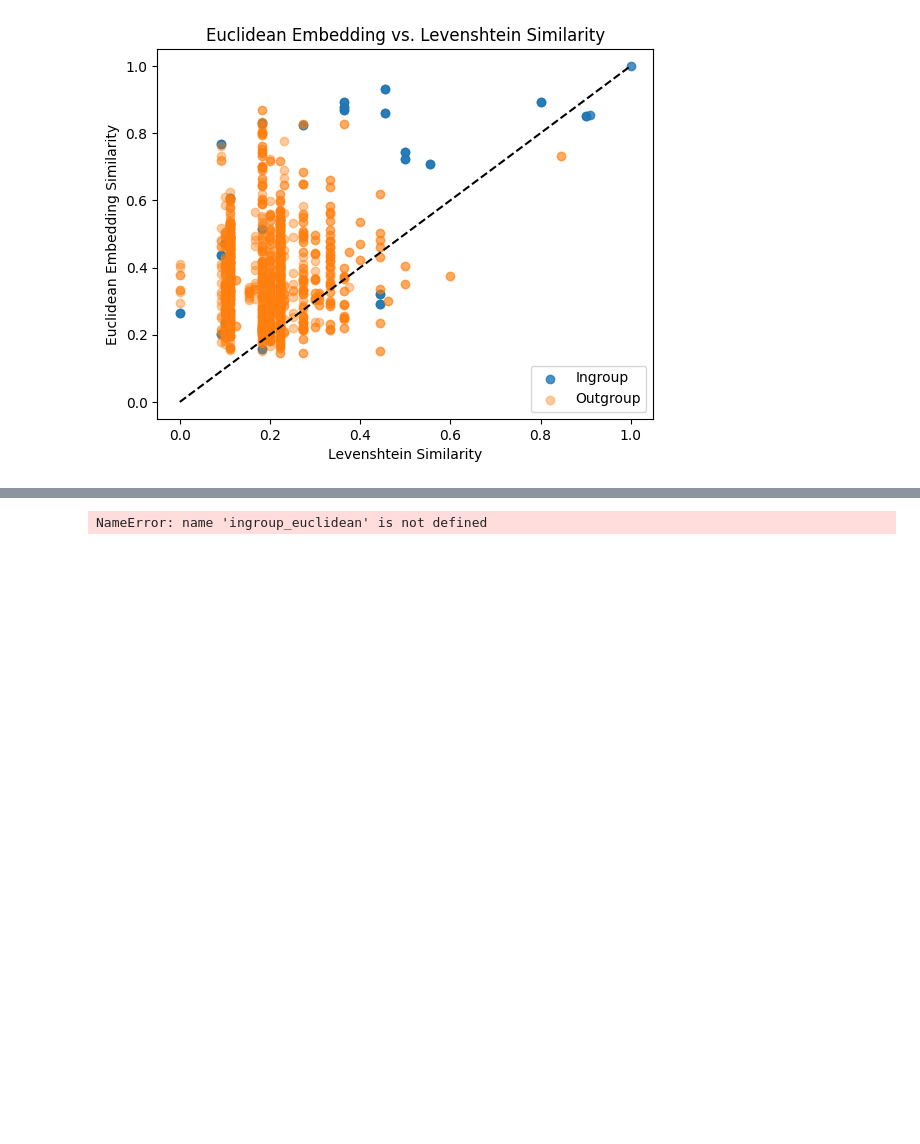
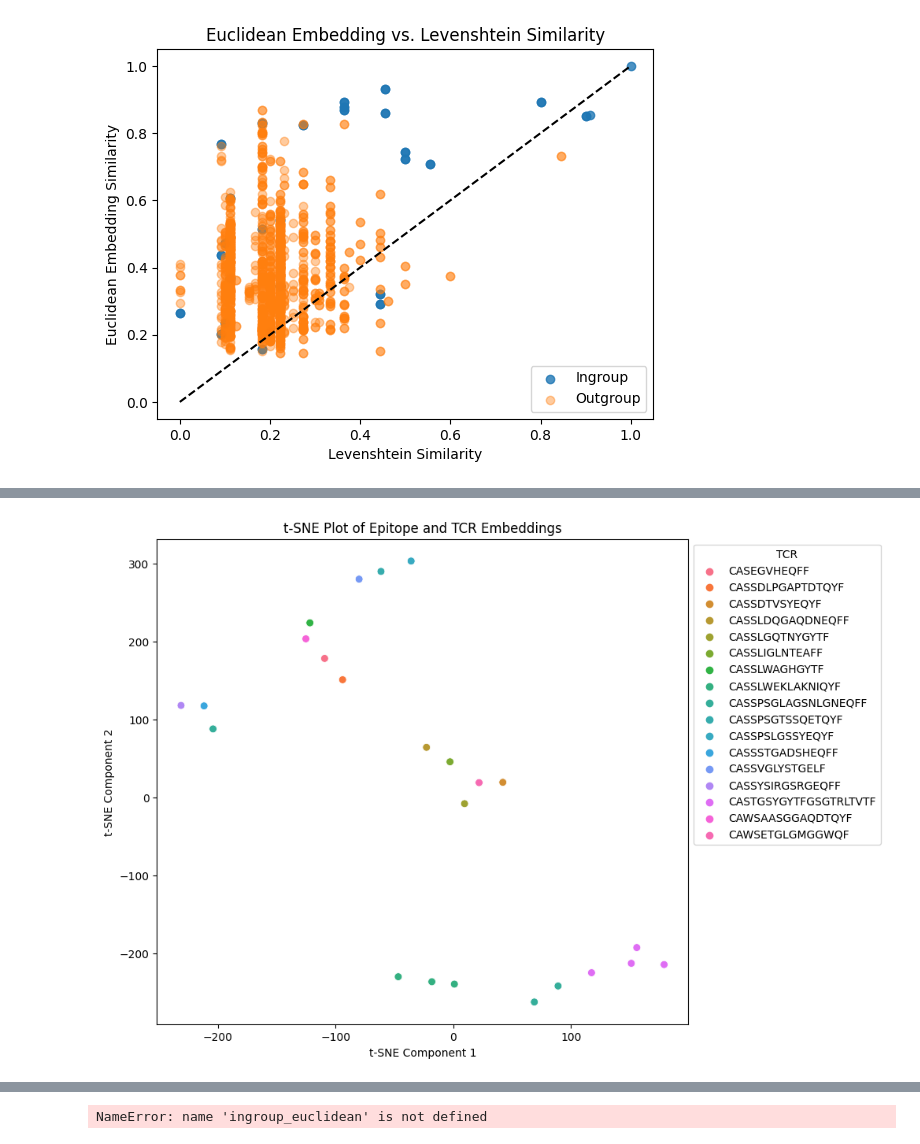
Before and after one commit to pirl-unc/ace, a Jupyter notebook: notebooks/sequence_properties.ipynb, the cells around one changed output, grey strips where cells are left out. Cells and saved outputs as stored; diff of their text form; code cells hidden in the pictures; blank space fills up the shorter version.

```diff
--- a/notebooks/sequence_properties.ipynb
+++ b/notebooks/sequence_properties.ipynb
@@ -1236,0 +1381,13 @@ Text(0.5, 1.0, 'Euclidean Embedding vs. Levenshtein Similarity')
+# %%
+from sklearn.manifold import TSNE
+
+# Perform t-SNE
+tsne = TSNE(n_components=2, random_state=42, perplexity=2)
+X_tsne = tsne.fit_transform(scaled_data)
+
+
+# Create a DataFrame
+tsne_df = pd.DataFrame(data=X_tsne, columns = ['t-SNE Component 1', 't-SNE Component 2'])
+tsne_df['Epitope'] = list(query_df['Epitope'])
+tsne_df['CDR3b'] = list(query_df['CDR3b'])
+tsne_df.head()
@@ -1236,0 +1401,33 @@ Text(0.5, 1.0, 'Euclidean Embedding vs. Levenshtein Similarity')
+# %%
+
+# Plot using seaborn for better coloring and legend
+plt.figure(figsize=(10, 8))
+
+# Choose a color palette for TCRs
+palette = sns.color_palette("husl", n_colors=len(tsne_df['CDR3b'].unique()))
+
+# Scatter plot with color by TCR
+sns.scatterplot(
+    x='t-SNE Component 1',
+    y='t-SNE Component 2',
+    hue='CDR3b',
+    data=tsne_df,
+    palette=palette,
+    s=50  # Adjust the marker size as needed
+)
+
+# Add a legend outside the main figure
+legend = plt.legend(title='TCR', loc='upper left', bbox_to_anchor=(1, 1))
+
+# Label axes and add a title
+plt.xlabel('t-SNE Component 1')
+plt.ylabel('t-SNE Component 2')
+plt.title('t-SNE Plot of Epitope and TCR Embeddings')
+
+# Adjust the plot layout to make space for the legend
+plt.subplots_adjust(right=0.8)
+
+# Show the plot
+plt.show()
+# %% [output]
+[figure, added]
```
Also changed, not shown: parts of 21 cells of this notebook.
